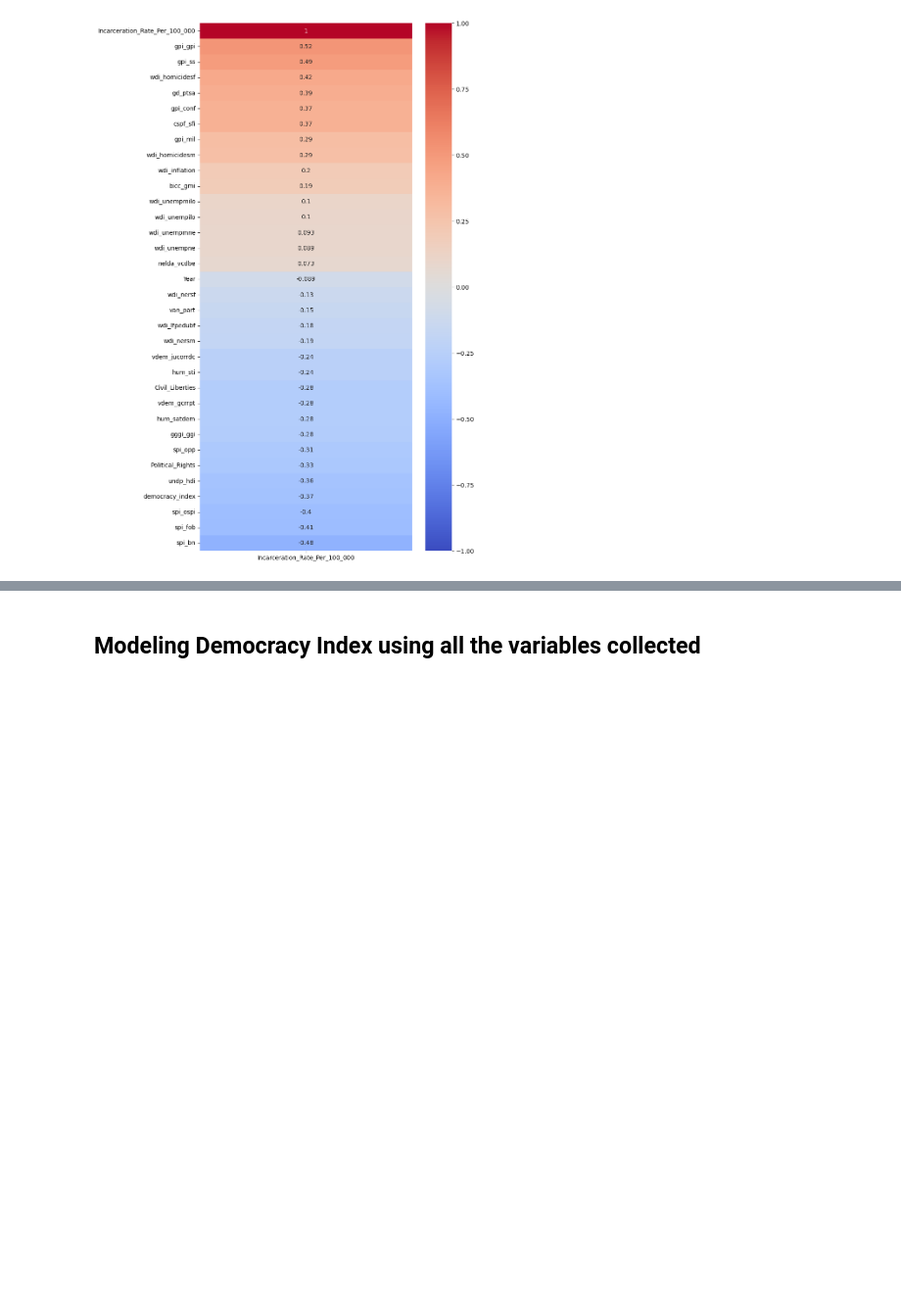
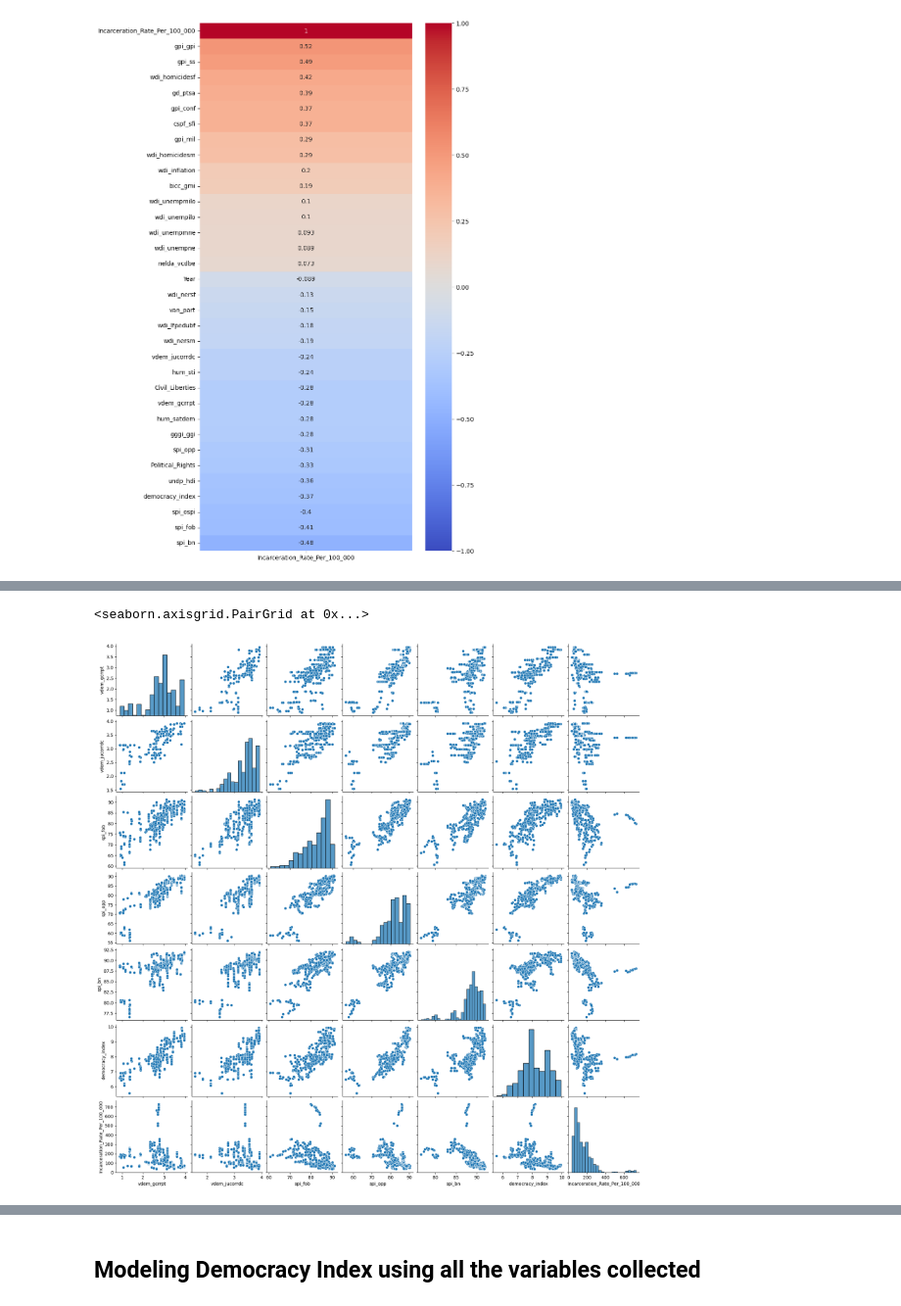
Before and after one commit to elliottjones56/project_5, a Jupyter notebook: Coding_Notebooks/Modeling_Process/Democracy_Indicators_vs_Incarceration_Rates.ipynb, the cells around one changed output, grey strips where cells are left out. Shown at 98% size. Cells and saved outputs as stored; diff of their text form; code cells hidden in the pictures; blank space fills up the shorter version.

```diff
--- a/Coding_Notebooks/Modeling_Process/Democracy_Indicators_vs_Incarceration_Rates.ipynb
+++ b/Coding_Notebooks/Modeling_Process/Democracy_Indicators_vs_Incarceration_Rates.ipynb
@@ -263,0 +323,14 @@ sns.heatmap(data = incarceration_rate_corr,
+# %%
+pairplot_1_inidicators = modeling_data[['vdem_gcrrpt', 'vdem_jucorrdc','spi_fob', 'spi_opp', 'spi_bn',
+                                      'democracy_index','Incarceration_Rate_Per_100_000']]
+
+pairplot_2_indicators = modeling_data[['undp_hdi','Civil_Liberties', 'Political_Rights', 'gd_ptsa',
+                                      'democracy_index','Incarceration_Rate_Per_100_000']]
+
+pairplot_3_inidicators = modeling_data[['gpi_gpi', 'gpi_ss','gpi_conf', 'gggi_ggi',
+                           'democracy_index','Incarceration_Rate_Per_100_000']]
+# %%
+sns.pairplot(pairplot_1_inidicators)
+# %% [output]
+<seaborn.axisgrid.PairGrid at 0x...>
+[figure, added]
```
Also changed, not shown: parts of 7 cells of this notebook, 5 other files.
